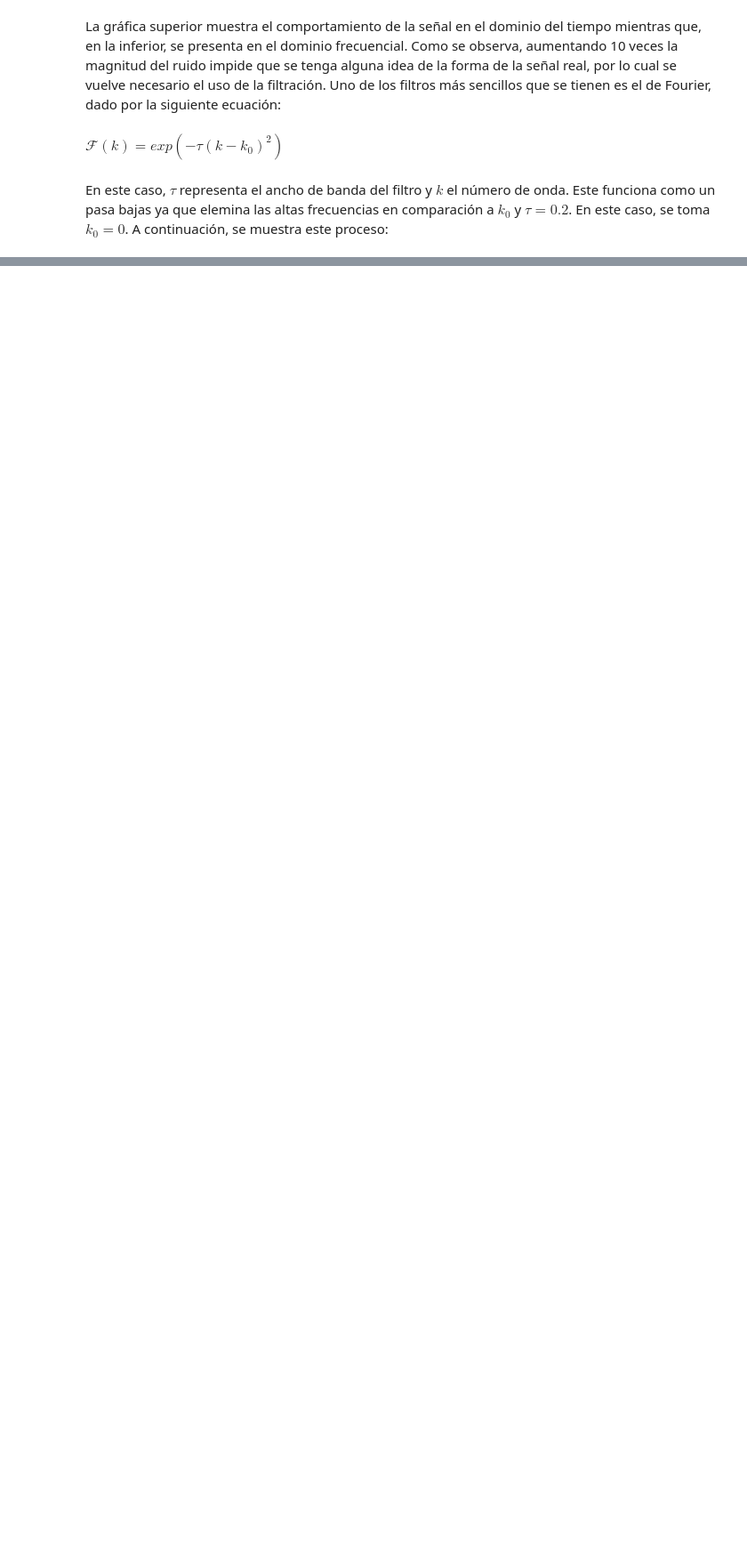
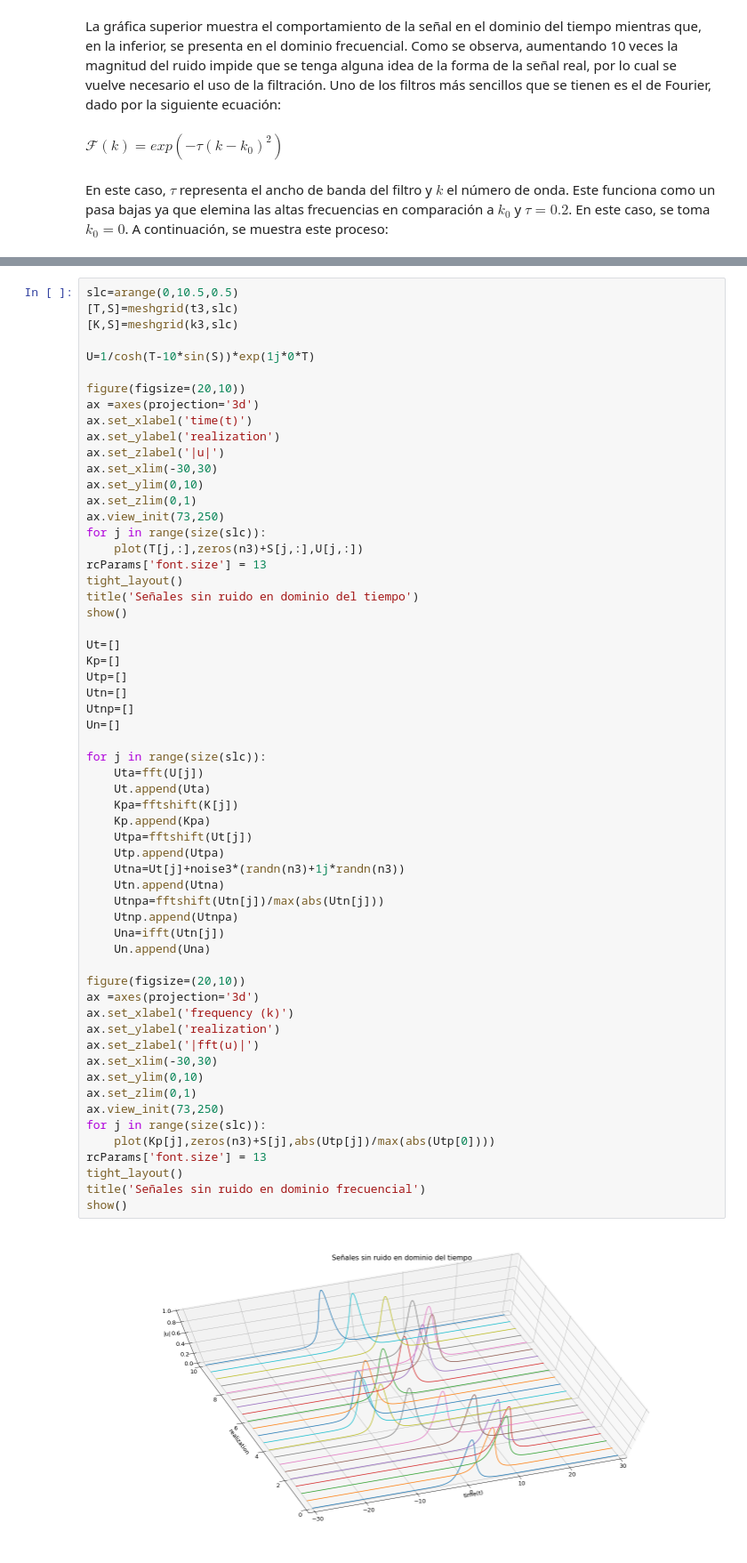
Before and after one commit to nvalencia/Herramientas-Computacionales-IMEC3602, a Jupyter notebook: Talleres/Taller 4/Taller 4.ipynb, the cells around one changed output, grey strips where cells are left out. Shown at 89% size. Drawn from its saved outputs; the diff is of its cells as text; blank space fills up the shorter version.

```diff
--- a/Talleres/Taller 4/Taller 4.ipynb
+++ b/Talleres/Taller 4/Taller 4.ipynb
@@ -313,0 +376,61 @@ for jj in range(size(realize)):
+# %%
+slc=arange(0,10.5,0.5)
+[T,S]=meshgrid(t3,slc)
+[K,S]=meshgrid(k3,slc)
+
+U=1/cosh(T-10*sin(S))*exp(1j*0*T)
+
+figure(figsize=(20,10))
+ax =axes(projection='3d')
+ax.set_xlabel('time(t)')
+ax.set_ylabel('realization')
+ax.set_zlabel('|u|')
+ax.set_xlim(-30,30)
+ax.set_ylim(0,10)
+ax.set_zlim(0,1)
+ax.view_init(73,250)
+for j in range(size(slc)):
+    plot(T[j,:],zeros(n3)+S[j,:],U[j,:])
+rcParams['font.size'] = 13
+tight_layout()
+title('Señales sin ruido en dominio del tiempo')
+show()
+
+Ut=[]
+Kp=[]
+Utp=[]
+Utn=[]
+Utnp=[]
+Un=[]
+
+for j in range(size(slc)):
+    Uta=fft(U[j])
+    Ut.append(Uta)
+    Kpa=fftshift(K[j])
+    Kp.append(Kpa)
+    Utpa=fftshift(Ut[j])
+    Utp.append(Utpa)
+    Utna=Ut[j]+noise3*(randn(n3)+1j*randn(n3))
+    Utn.append(Utna)
+    Utnpa=fftshift(Utn[j])/max(abs(Utn[j]))
+    Utnp.append(Utnpa)
+    Una=ifft(Utn[j])
+    Un.append(Una)
+
+figure(figsize=(20,10))
+ax =axes(projection='3d')
+ax.set_xlabel('frequency (k)')
+ax.set_ylabel('realization')
+ax.set_zlabel('|fft(u)|')
+ax.set_xlim(-30,30)
+ax.set_ylim(0,10)
+ax.set_zlim(0,1)
+ax.view_init(73,250)
+for j in range(size(slc)):
+    plot(Kp[j],zeros(n3)+S[j],abs(Utp[j])/max(abs(Utp[0])))
+rcParams['font.size'] = 13
+tight_layout()
+title('Señales sin ruido en dominio frecuencial')
+show()
+# %% [output]
+[figure, added]
```
Also changed, not shown: parts of 30 cells of this notebook, 4 other files.
